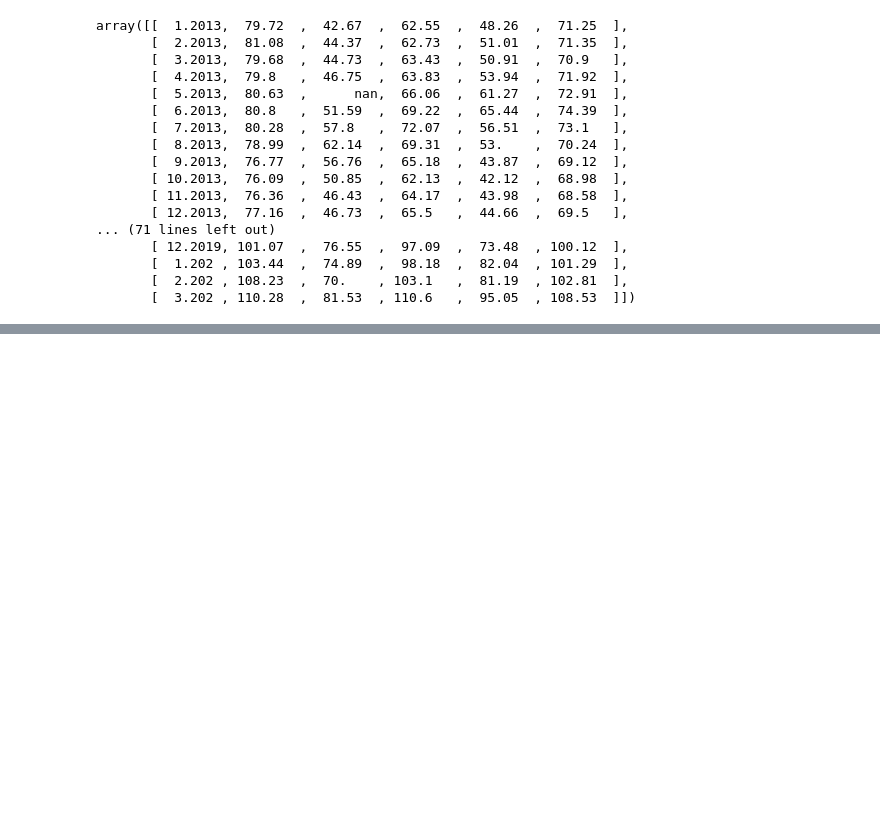
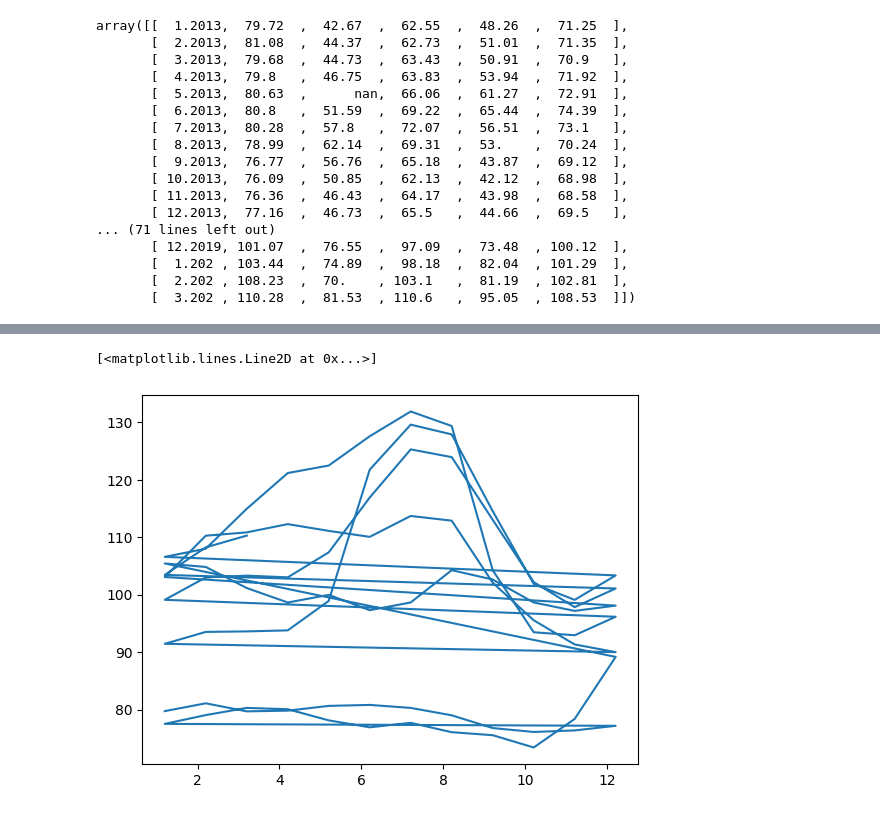
Before and after one commit to jbcodedev/py-numpy, a Jupyter notebook: Numpy.ipynb, the cells around one changed output, grey strips where cells are left out. Saved outputs shown, nothing was run; the diff lists cells and outputs as text; code cells hidden in the pictures; blank space fills up the shorter version.

```diff
--- a/Numpy.ipynb
+++ b/Numpy.ipynb
@@ -57,0 +116,6 @@ datos_transpuestos = datos.T
+# %%
+# Visualizando todas las filas de Moscu
+plt.plot(fechas,precios[:,0])
+# %% [output]
+[<matplotlib.lines.Line2D at 0x...>]
+[figure, added]
```
Also changed, not shown: parts of 26 cells of this notebook.
